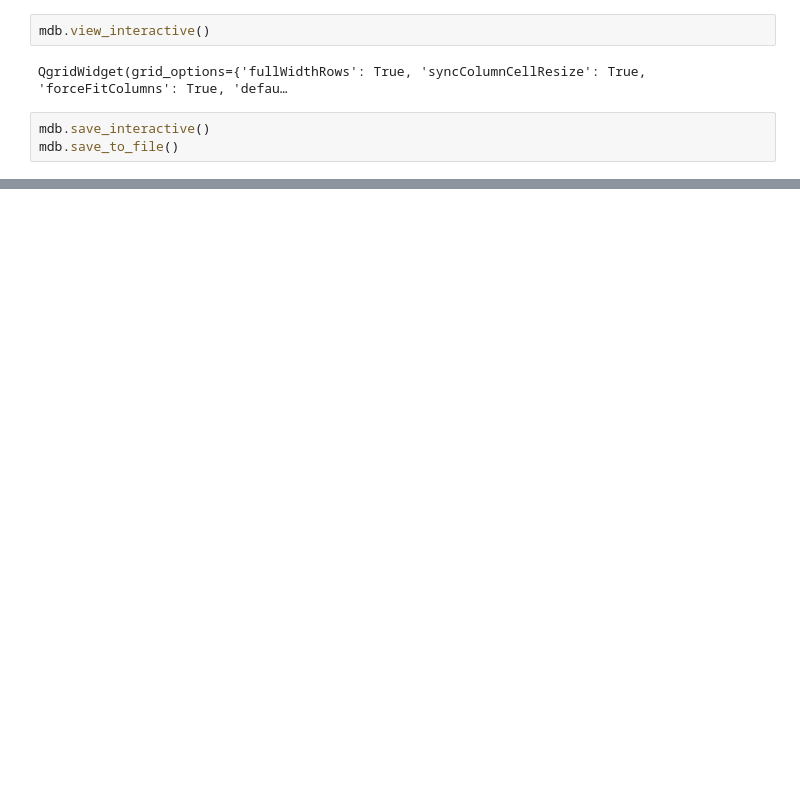
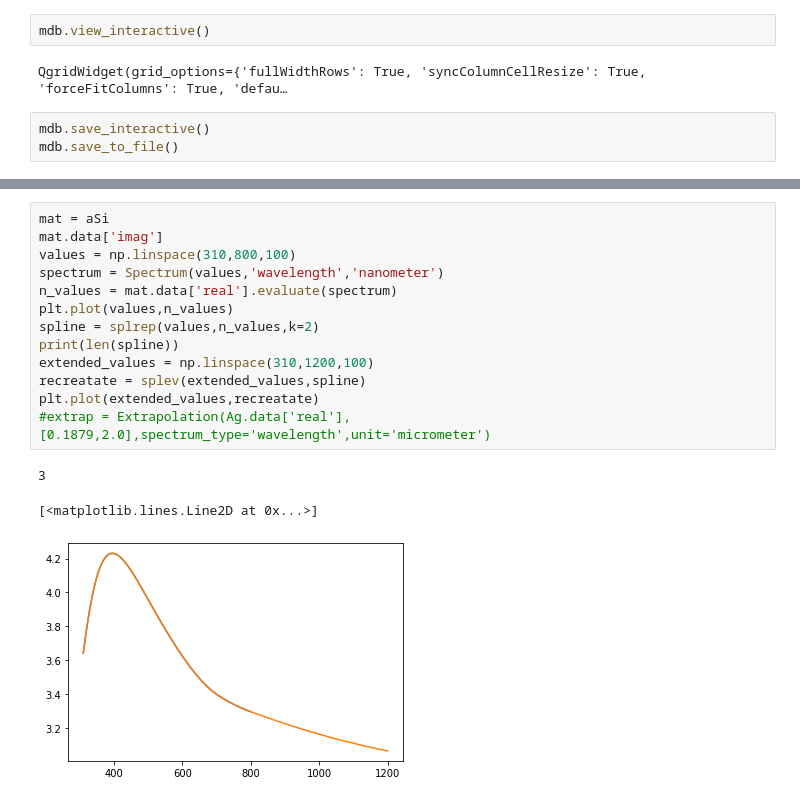
Before and after one commit to nano-sippe/dispersion, a Jupyter notebook: notebooks/developement.ipynb, the cells around one changed output, grey strips where cells are left out. Cells and saved outputs as stored; diff of their text form; blank space fills up the shorter version.

```diff
--- a/notebooks/developement.ipynb
+++ b/notebooks/developement.ipynb
@@ -33,3 +61,20 @@ eps = get_permittivity(inputs)
 print(eps)
 # %% [output]
 (-9.799934621455998, 0.3130884)
+# %%
+mat = aSi
+mat.data['imag']
+values = np.linspace(310,800,100)
+spectrum = Spectrum(values,'wavelength','nanometer')
+n_values = mat.data['real'].evaluate(spectrum)
+plt.plot(values,n_values)
+spline = splrep(values,n_values,k=2)
+print(len(spline))
+extended_values = np.linspace(310,1200,100)
+recreatate = splev(extended_values,spline)
+plt.plot(extended_values,recreatate)
+#extrap = Extrapolation(Ag.data['real'],[0.1879,2.0],spectrum_type='wavelength',unit='micrometer')
+# %% [output]
+3
+[<matplotlib.lines.Line2D at 0x...>]
+[figure, added]
```
Also changed, not shown: parts of 9 cells of this notebook.
